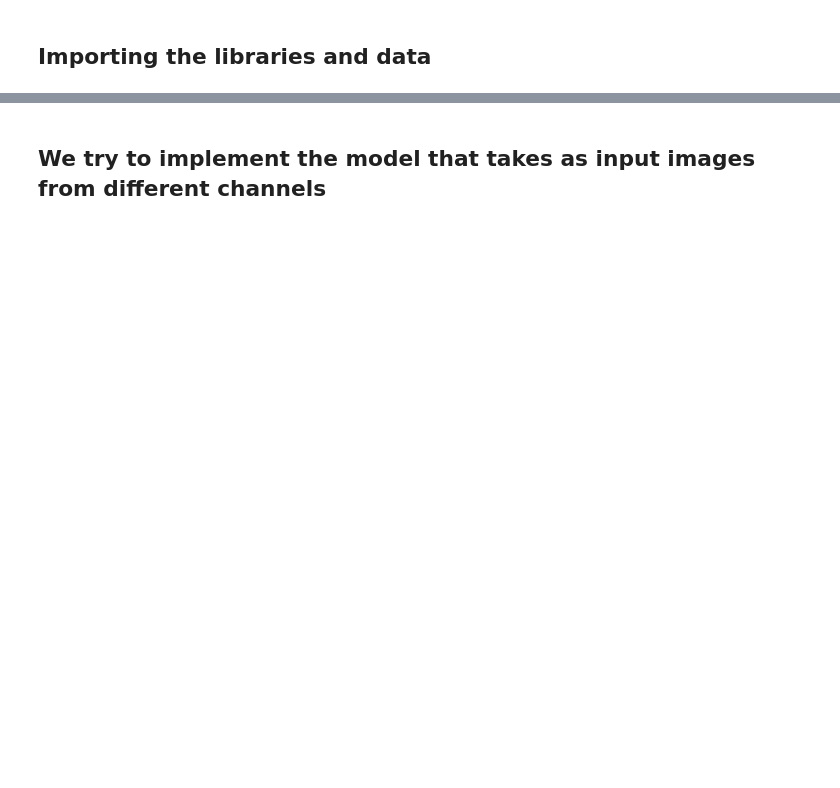
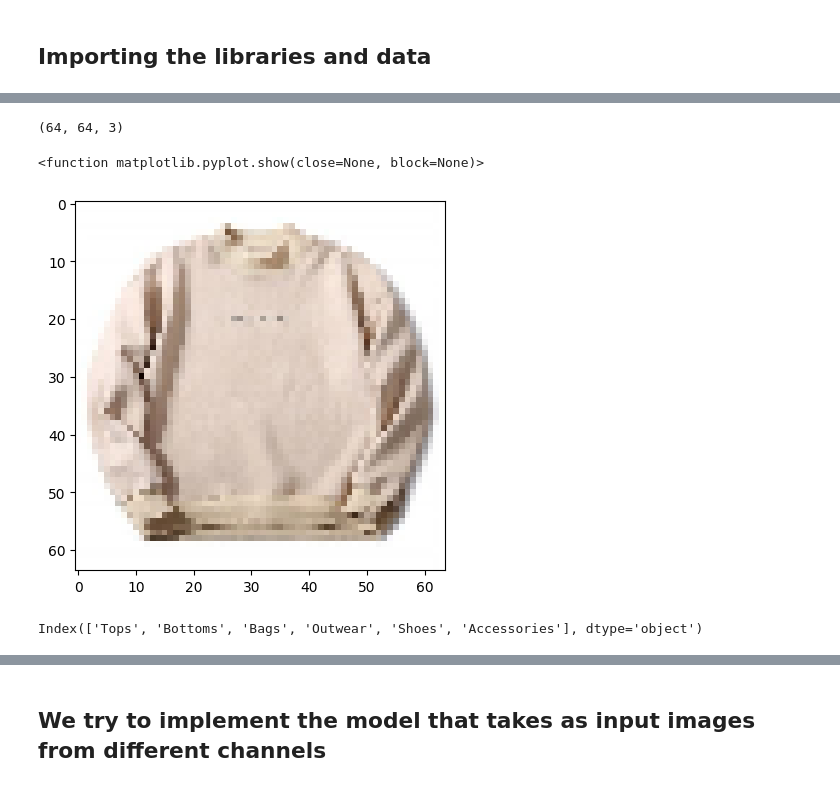
Before and after one commit to thanbskt/Recommendation_tool, a Jupyter notebook: prediction_model.ipynb, the cells around one changed output, grey strips where cells are left out. Saved outputs shown, nothing was run; the diff lists cells and outputs as text; code cells hidden in the pictures; blank space fills up the shorter version.

```diff
--- a/prediction_model.ipynb
+++ b/prediction_model.ipynb
@@ -53,0 +160,7 @@ all_df
+# %%
+def preprocess_image_1(im_path):
+    img_np = cv2.imread(im_path, cv2.IMREAD_COLOR)
+    img_np = cv2.cvtColor(img_np, cv2.COLOR_BGR2RGB)
+    im = cv2.resize(img_np, (64,64))
+    im = im/255
+    return im
@@ -53,0 +172,22 @@ all_df
+# %%
+# getting the numpy values of the categories
+df_image_paths_numpy = df_image_paths.iloc[:, 0:6].values
+# %%
+# Creates a vectorized version of our function 'preprocess_image_1' in order to apply it on each element of numpy array
+vfunc = np.vectorize(preprocess_image_1, otypes=[np.ndarray])
+df_images_numpy = vfunc(df_image_paths_numpy)
+# %%
+df_images_numpy[0][0].shape
+# %% [output]
+(64, 64, 3)
+# %%
+#printing some items for our help
+plt.imshow(df_images_numpy[0][0])
+plt.show
+# %% [output]
+<function matplotlib.pyplot.show(close=None, block=None)>
+[figure, added]
+# %%
+categories
+# %% [output]
+Index(['Tops', 'Bottoms', 'Bags', 'Outwear', 'Shoes', 'Accessories'], dtype='object')
```
Also changed, not shown: parts of 29 cells of this notebook, 5 other files.
